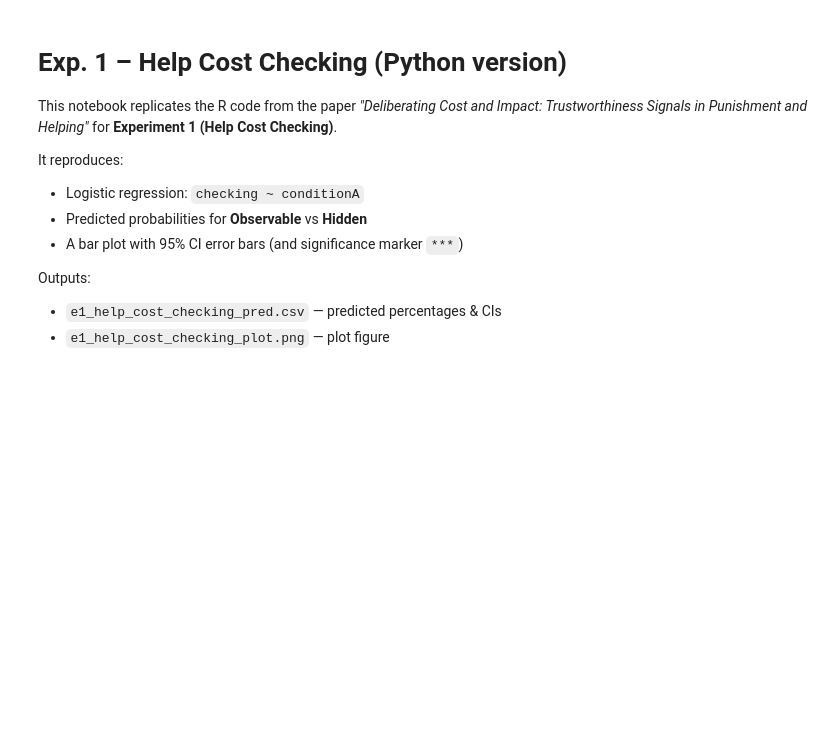
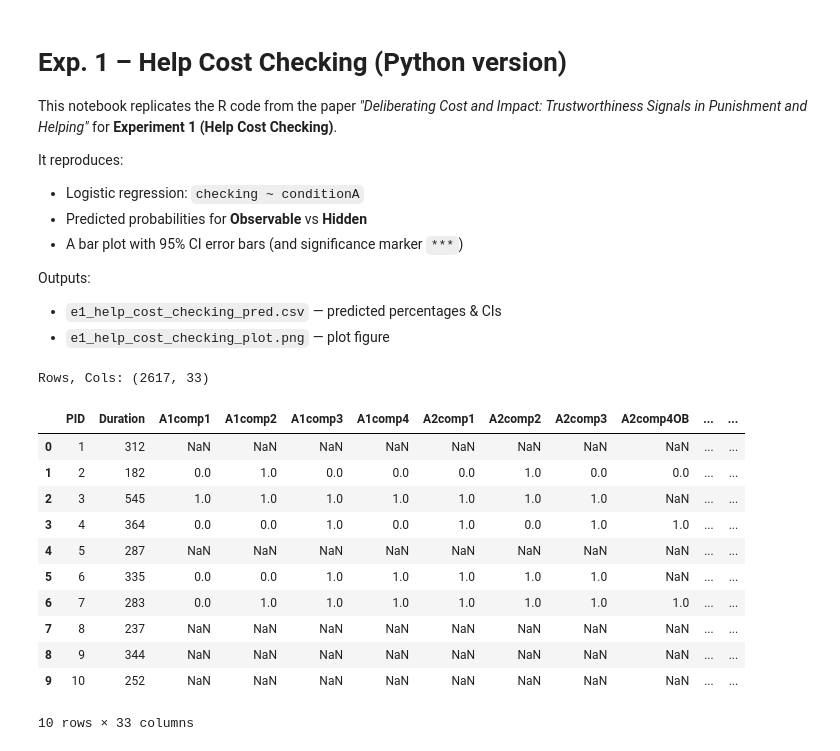
Before and after one commit to limorgu/cost-help-replication-paper, a Jupyter notebook: replication_paper/code/E1_Help_Cost_Checking_Model.ipynb, the cells around one changed output. Cells and saved outputs as stored; diff of their text form; code cells hidden in the pictures; blank space fills up the shorter version.

```diff
--- a/replication_paper/code/E1_Help_Cost_Checking_Model.ipynb
+++ b/replication_paper/code/E1_Help_Cost_Checking_Model.ipynb
@@ -120,0 +34,26 @@ print(f"\nFiles saved:\n- {out_tbl.resolve()}\n- {out_fig.resolve()}")
+# %%
+
+
+# Try to coerce numeric-like columns (safe conversion)
+for col in E1.columns:
+    try:
+        E1[col] = pd.to_numeric(E1[col])
+    except Exception:
+        pass
+
+print("Rows, Cols:", E1.shape)
+E1.head(10)
+# %% [output]
+Rows, Cols: (2617, 33)
+|  | PID | Duration | A1comp1 | A1comp2 | A1comp3 | A1comp4 | A2comp1 | A2comp2 | A2comp3 | A2comp4OB | ... | ... |
+| 0 | 1 | 312 | NaN | NaN | NaN | NaN | NaN | NaN | NaN | NaN | ... | ... |
+| 1 | 2 | 182 | 0.0 | 1.0 | 0.0 | 0.0 | 0.0 | 1.0 | 0.0 | 0.0 | ... | ... |
+| 2 | 3 | 545 | 1.0 | 1.0 | 1.0 | 1.0 | 1.0 | 1.0 | 1.0 | NaN | ... | ... |
+| 3 | 4 | 364 | 0.0 | 0.0 | 1.0 | 0.0 | 1.0 | 0.0 | 1.0 | 1.0 | ... | ... |
+| 4 | 5 | 287 | NaN | NaN | NaN | NaN | NaN | NaN | NaN | NaN | ... | ... |
+| 5 | 6 | 335 | 0.0 | 0.0 | 1.0 | 1.0 | 1.0 | 1.0 | 1.0 | NaN | ... | ... |
+| 6 | 7 | 283 | 0.0 | 1.0 | 1.0 | 1.0 | 1.0 | 1.0 | 1.0 | 1.0 | ... | ... |
+| 7 | 8 | 237 | NaN | NaN | NaN | NaN | NaN | NaN | NaN | NaN | ... | ... |
+| 8 | 9 | 344 | NaN | NaN | NaN | NaN | NaN | NaN | NaN | NaN | ... | ... |
+| 9 | 10 | 252 | NaN | NaN | NaN | NaN | NaN | NaN | NaN | NaN | ... | ... |
+10 rows × 33 columns
```
Also changed, not shown: parts of 3 cells of this notebook.
